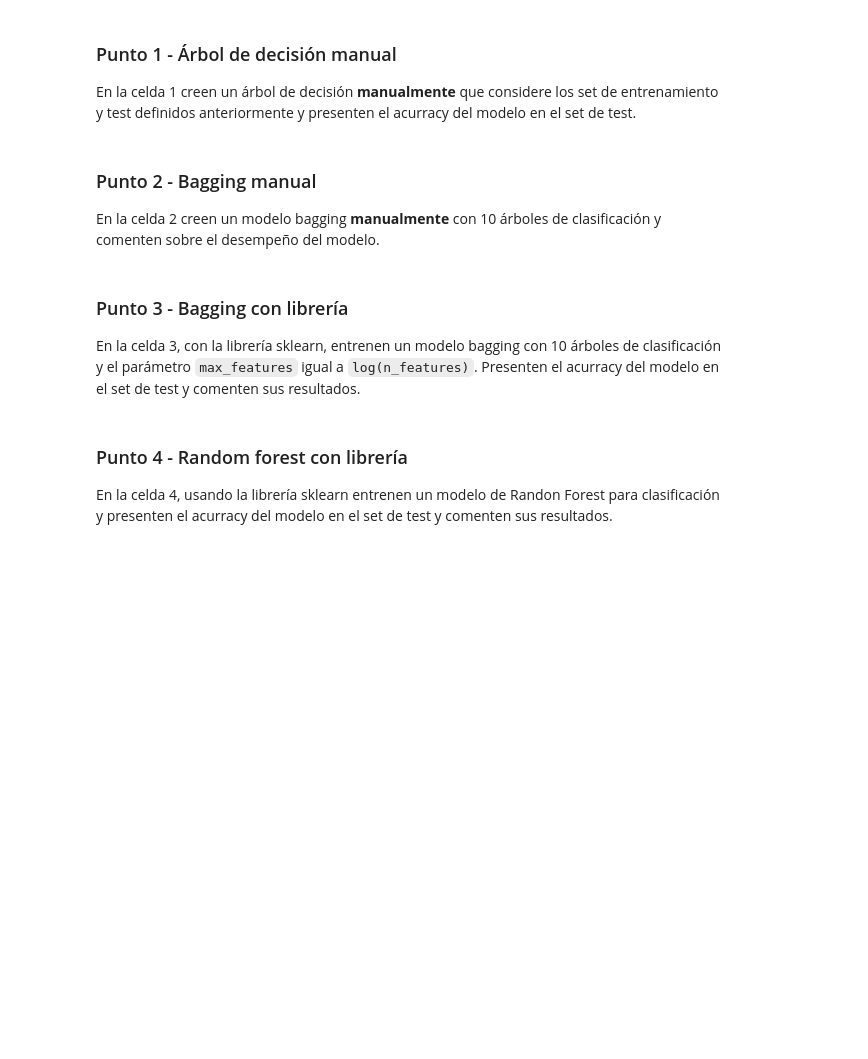
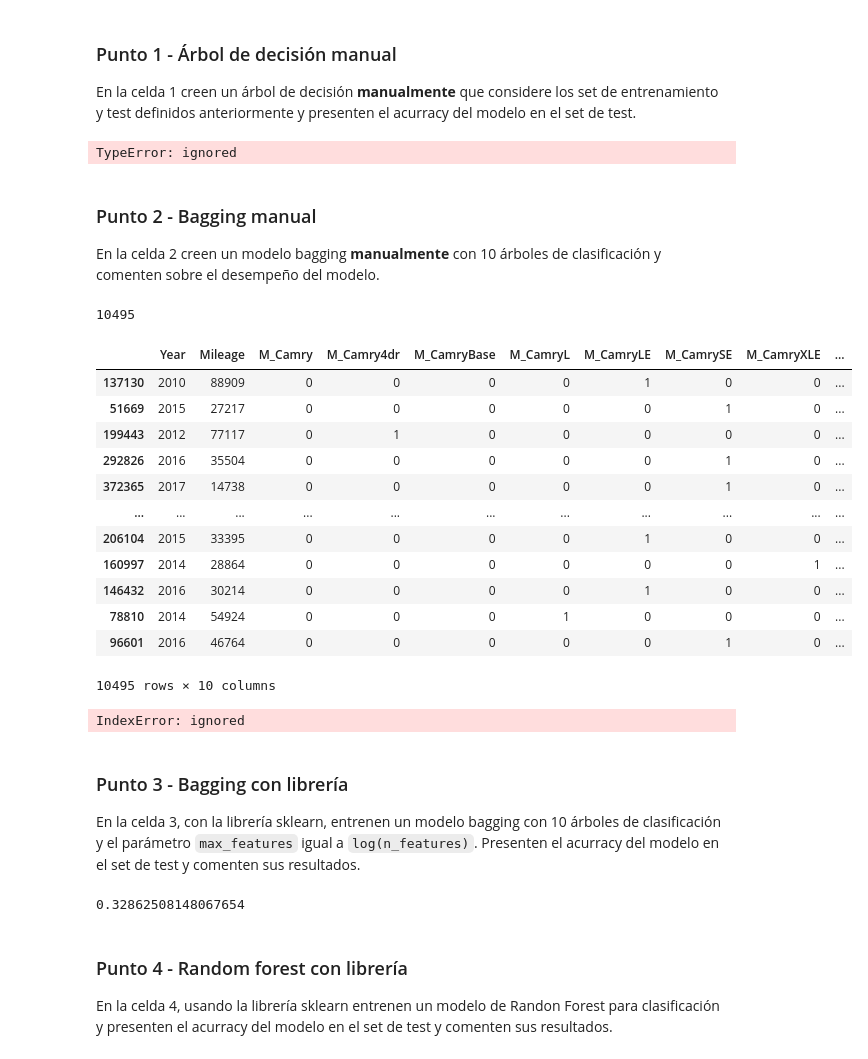
Before and after one commit to jboca-andes/MIAD_ML_and_NLP, a Jupyter notebook: Semana 2/S2TC1_RandomForests_Boosting.ipynb, the cells around one changed output. Drawn from its saved outputs; the diff is of its cells as text; code cells hidden in the pictures; blank space fills up the shorter version.

```diff
--- a/Semana 2/S2TC1_RandomForests_Boosting.ipynb
+++ b/Semana 2/S2TC1_RandomForests_Boosting.ipynb
@@ -124,2 +131,6 @@ def tree_predict(X, tree):
+# %%
+arbol.fit()
+# %% [output]
+TypeError: ignored
 # %%
 # Celda 1
@@ -133,3 +142,52 @@ En la celda 2 creen un modelo bagging **manualmente** con 10 árboles de clasifi
+# %%
+# Celda 2 cftorresg
+np.random.seed(123)
+
+n_samples =  data.shape[0]
+
+print(n_samples)
+
+n_B = 10
+
+
+samples =  [np.random.choice(a=n_samples, size=n_samples, replace = True) for _ in range(1, n_B +1)]
+
+
+data.iloc[samples[0], :]
+# %% [output]
+10495
+|  | Year | Mileage | M_Camry | M_Camry4dr | M_CamryBase | M_CamryL | M_CamryLE | M_CamrySE | M_CamryXLE | ... |
+| 137130 | 2010 | 88909 | 0 | 0 | 0 | 0 | 1 | 0 | 0 | ... |
+| 51669 | 2015 | 27217 | 0 | 0 | 0 | 0 | 0 | 1 | 0 | ... |
+| 199443 | 2012 | 77117 | 0 | 1 | 0 | 0 | 0 | 0 | 0 | ... |
+| 292826 | 2016 | 35504 | 0 | 0 | 0 | 0 | 0 | 1 | 0 | ... |
+| 372365 | 2017 | 14738 | 0 | 0 | 0 | 0 | 0 | 1 | 0 | ... |
+| ... | ... | ... | ... | ... | ... | ... | ... | ... | ... | ... |
+| 206104 | 2015 | 33395 | 0 | 0 | 0 | 0 | 1 | 0 | 0 | ... |
+| 160997 | 2014 | 28864 | 0 | 0 | 0 | 0 | 0 | 0 | 1 | ... |
+| 146432 | 2016 | 30214 | 0 | 0 | 0 | 0 | 1 | 0 | 0 | ... |
+| 78810 | 2014 | 54924 | 0 | 0 | 0 | 1 | 0 | 0 | 0 | ... |
+| 96601 | 2016 | 46764 | 0 | 0 | 0 | 0 | 0 | 1 | 0 | ... |
+10495 rows × 10 columns
+# %%
+from sklearn.tree import DecisionTreeRegressor
+
+# Definición del modelo usando DecisionTreeRegressor de sklearn
+treereg = DecisionTreeRegressor(max_depth=None, random_state=123)
+
+# DataFrame para guardar las predicciones de cada árbol
+y_pred = pd.DataFrame(index=X_test.index, columns=[list(range(n_B))])
+
+# Entrenamiento de un árbol sobre cada muestra boostrap y predicción sobre los datos de test
+for i, sample in enumerate(samples):
+    X_train = X_train.iloc[sample, 1:]
+    y_train = X_train.iloc[sample, 0]
+    treereg.fit(X_train, y_train)
+    y_pred.iloc[:,i] = treereg.predict(X_test)
+
+y_pred
+# %% [output]
+IndexError: ignored
 # %% [markdown]
 ### Punto 3 - Bagging con librería
 
@@ -139,3 +195,16 @@ En la celda 3, con la librería sklearn, entrenen un modelo bagging con 10 árbo
+# %%
+# Celda 3 cftorresg
+
+from sklearn.ensemble import BaggingRegressor
+bagreg = BaggingRegressor(DecisionTreeRegressor(), n_estimators=500,
+                          bootstrap=True, oob_score=True, random_state=1)
+bagreg.fit(X_train, y_train)
+y_pred = bagreg.predict(X_test)
+y_pred
+
+np.sqrt(mean_squared_error(y_test,y_pred))
+# %% [output]
+0.32862508148067654
 # %% [markdown]
 ### Punto 4 - Random forest con librería
 
```
Also changed, not shown: parts of 15 cells of this notebook.
